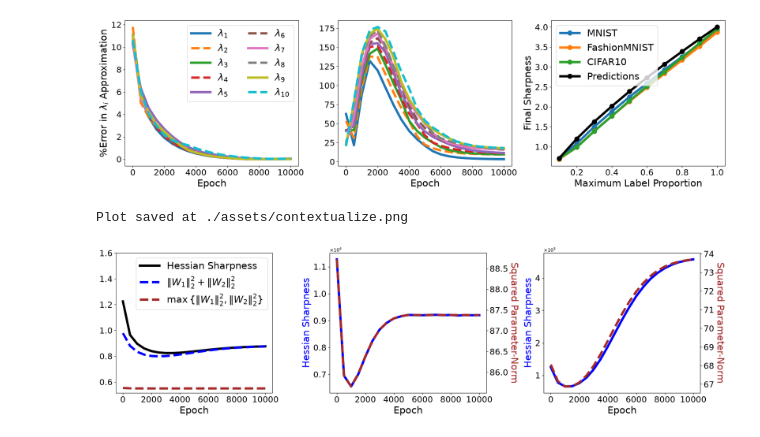
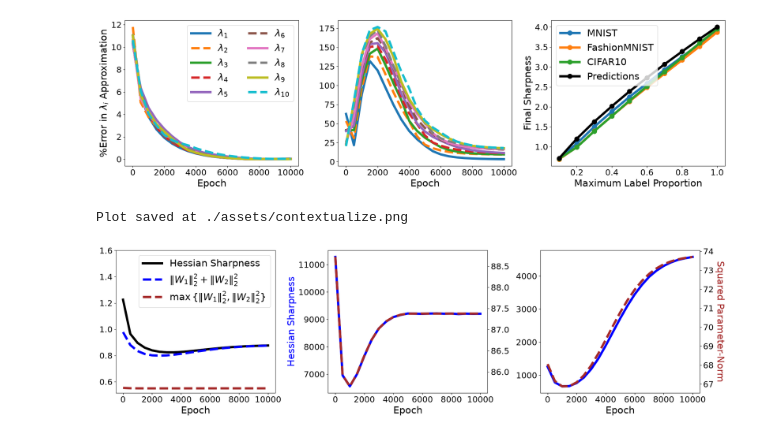
Before and after one commit to ignasa007/How-Sharpness-Depends-on-Data, a Jupyter notebook: paper_plots.ipynb, the cells around one changed output. Cells and saved outputs as stored; diff of their text form; code cells hidden in the pictures.

Commit message:
increased labelpad

```diff
--- a/paper_plots.ipynb
+++ b/paper_plots.ipynb
@@ -128,34 +128,35 @@ source_name = "sharpness_vs_param_norm"
 SAVE_NAMES = ("wide-shallow", "narrow-deep")
 for save_name, ax in zip(SAVE_NAMES, axs[1:]):
     fn = f"{RESULTS}/{source_name}/{save_name}.pt"
     results = torch.load(fn, weights_only=False, map_location="cpu")
     kwargs, assets, out = results["kwargs"], results["assets"], results["out"]
     *_, sq_param_norms, numerical_eigvals = out
     p = ax.plot(
         LOG_EVERY*np.arange(0, len(numerical_eigvals)),
         numerical_eigvals,
         linestyle="-", linewidth=LINE_WIDTH, color="blue"
     )
-    ax.ticklabel_format(axis="y", style="sci", scilimits=(0,0), useMathText=True)
     ax.tick_params(axis="both", labelsize=LABEL_SIZE)
     ax.set_xlabel("Epoch", fontsize=FONT_SIZE)
-    ax.set_ylabel("Hessian Sharpness", fontsize=FONT_SIZE, color=p[-1].get_color())
+    # ax.set_ylabel("Hessian Sharpness", fontsize=FONT_SIZE, color=p[-1].get_color())
     # ax.grid()
     ax_twin = ax.twinx()
     p = ax_twin.plot(
         LOG_EVERY*np.arange(0, len(sq_param_norms)),
         sq_param_norms.sum(axis=1),
         linestyle="--", linewidth=LINE_WIDTH, color="brown"
     )
     ax_twin.tick_params(axis="both", labelsize=LABEL_SIZE)
-    ax_twin.set_ylabel("Squared Parameter-Norm", fontsize=FONT_SIZE, color=p[-1].get_color(), rotation=270, labelpad=FONT_SIZE+2)
+    # ax_twin.set_ylabel("Squared Parameter-Norm", fontsize=FONT_SIZE, color=p[-1].get_color(), rotation=270, labelpad=FONT_SIZE+3)
+axs[1].set_ylabel("Hessian Sharpness", fontsize=FONT_SIZE, color="blue")
+ax_twin.set_ylabel("Squared Parameter-Norm", fontsize=FONT_SIZE, color="brown", rotation=270, labelpad=FONT_SIZE+3)
 
 fig.tight_layout()
 fn = f"{ASSETS}/contextualize.png"
 os.makedirs(os.path.dirname(fn), exist_ok=True)
 plt.savefig(fn)
 print(f"Plot saved at {fn}")
 plt.show()
 # %% [output]
 Plot saved at ./assets/contextualize.png
-[figure, old version]
+[figure, new version]
```
Also changed, not shown: 2 other files.
